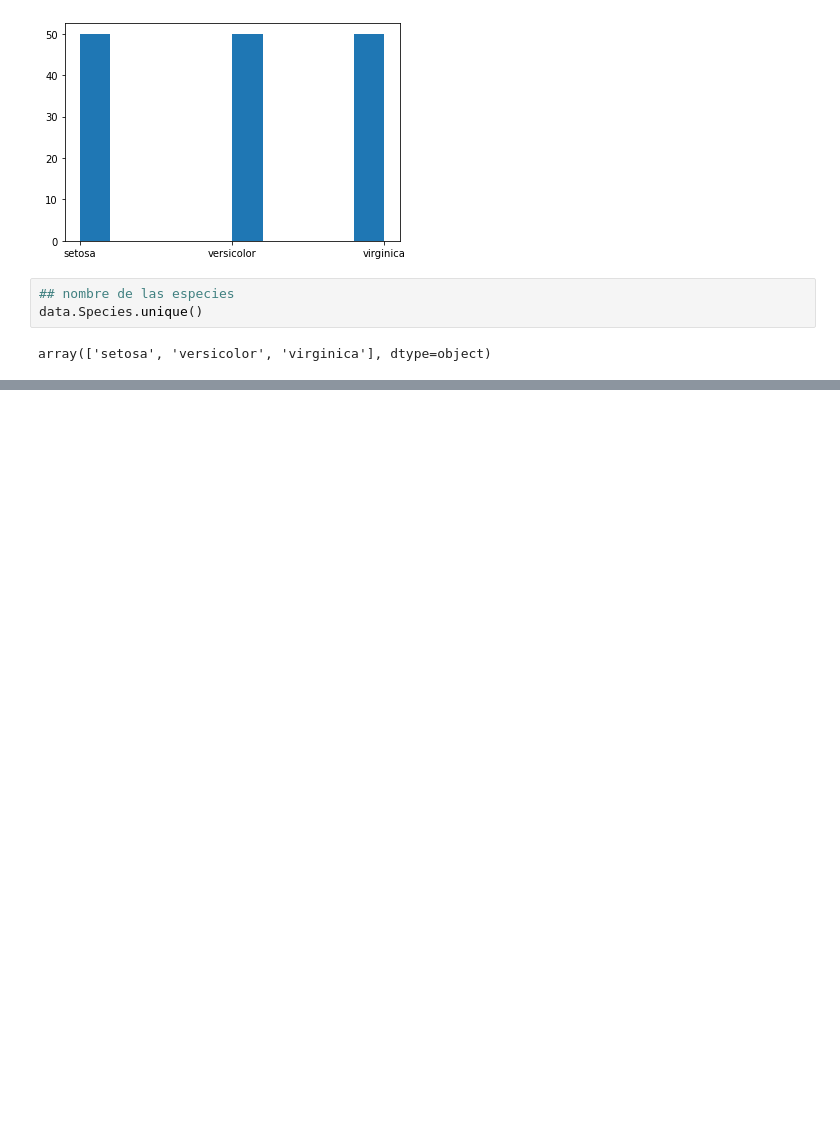
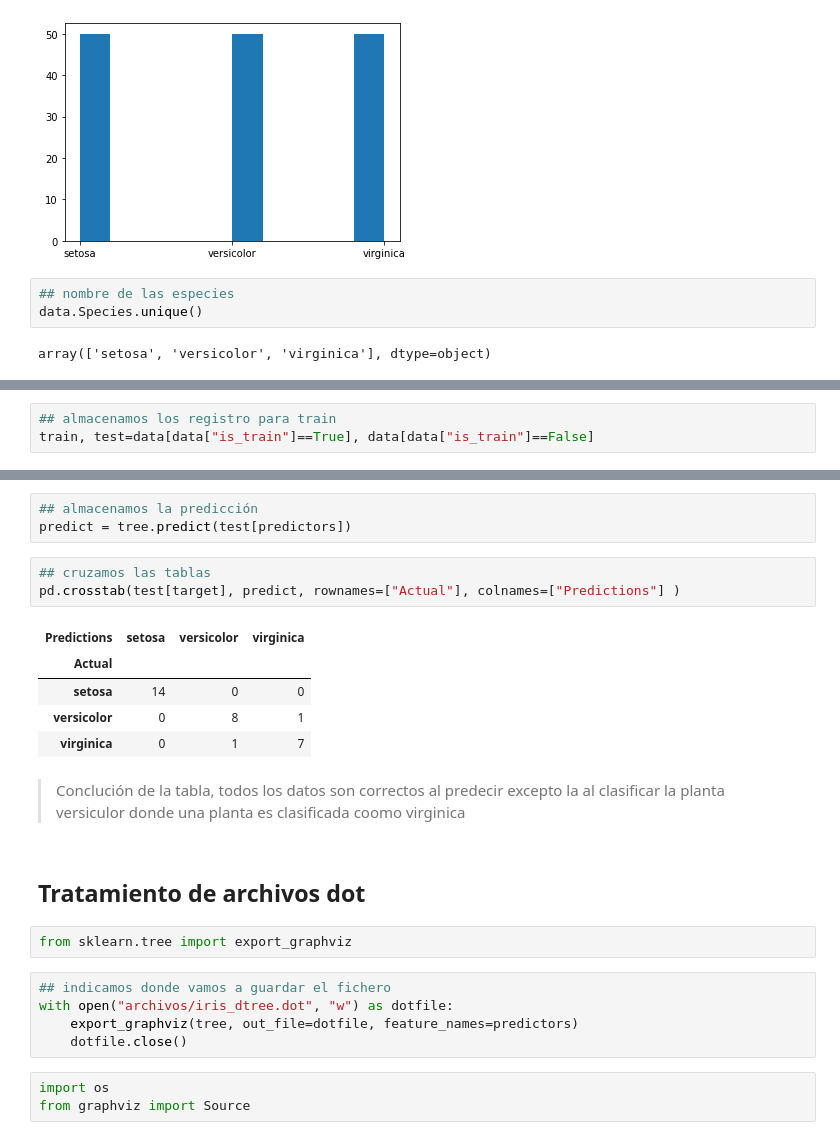
Before and after one commit to GersonVis/Tecnicas-de-IA, a Jupyter notebook: curso udemy/arbol de desicion/Practica arbol de decision.ipynb, the cells around one changed output, grey strips where cells are left out. Drawn from its saved outputs; the diff is of its cells as text; blank space fills up the shorter version.

```diff
--- a/curso udemy/arbol de desicion/Practica arbol de decision.ipynb
+++ b/curso udemy/arbol de desicion/Practica arbol de decision.ipynb
@@ -38,0 +72,3 @@ colnames=
+# %%
+## almacenamos los registro para train
+train, test=data[data["is_train"]==True], data[data["is_train"]==False]
@@ -38,0 +87,26 @@ colnames=
+# %%
+## almacenamos la predicción
+predict = tree.predict(test[predictors])
+# %%
+## cruzamos las tablas
+pd.crosstab(test[target], predict, rownames=["Actual"], colnames=["Predictions"] )
+# %% [output]
+| Predictions | setosa | versicolor | virginica |
+| Actual |  |  |  |
+| setosa | 14 | 0 | 0 |
+| versicolor | 0 | 8 | 1 |
+| virginica | 0 | 1 | 7 |
+# %% [markdown]
+>Conclución de la tabla, todos los datos son correctos al predecir excepto la al clasificar la planta versiculor donde una planta es clasificada coomo virginica
+# %% [markdown]
+## Tratamiento de archivos dot
+# %%
+from sklearn.tree import export_graphviz
+# %%
+## indicamos donde vamos a guardar el fichero
+with open("archivos/iris_dtree.dot", "w") as dotfile:
+    export_graphviz(tree, out_file=dotfile, feature_names=predictors)
+    dotfile.close()
+# %%
+import os
+from graphviz import Source
```
Also changed, not shown: parts of 21 cells of this notebook, 5 other files.
